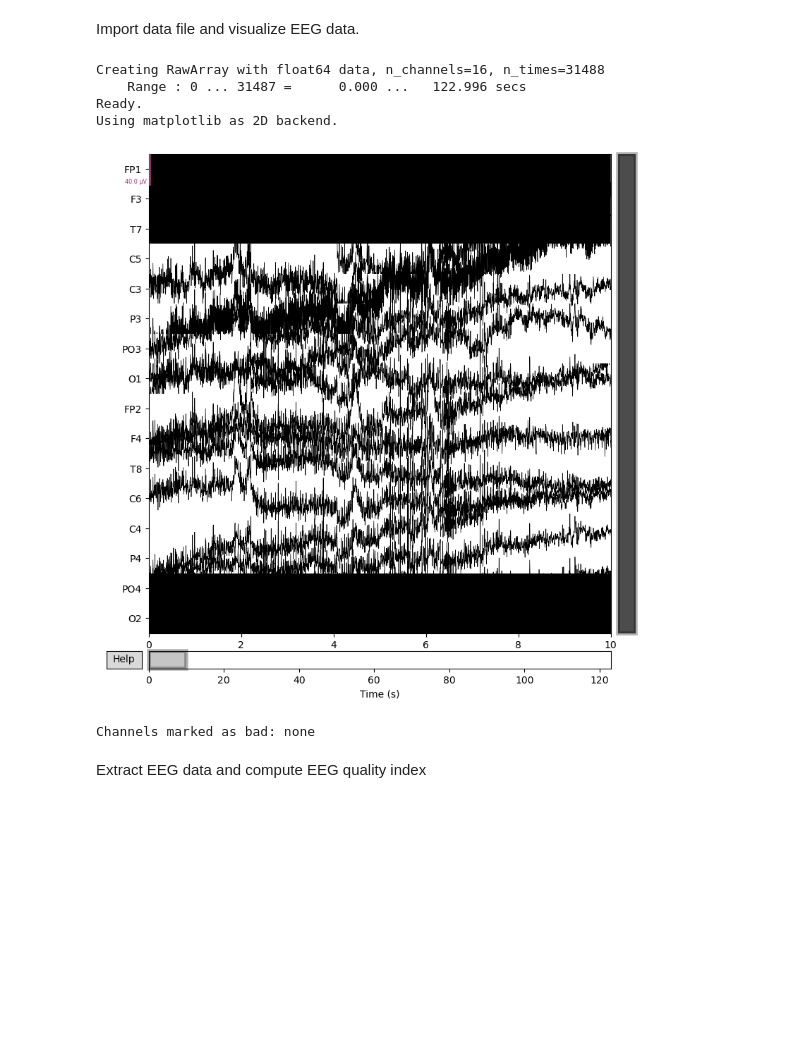
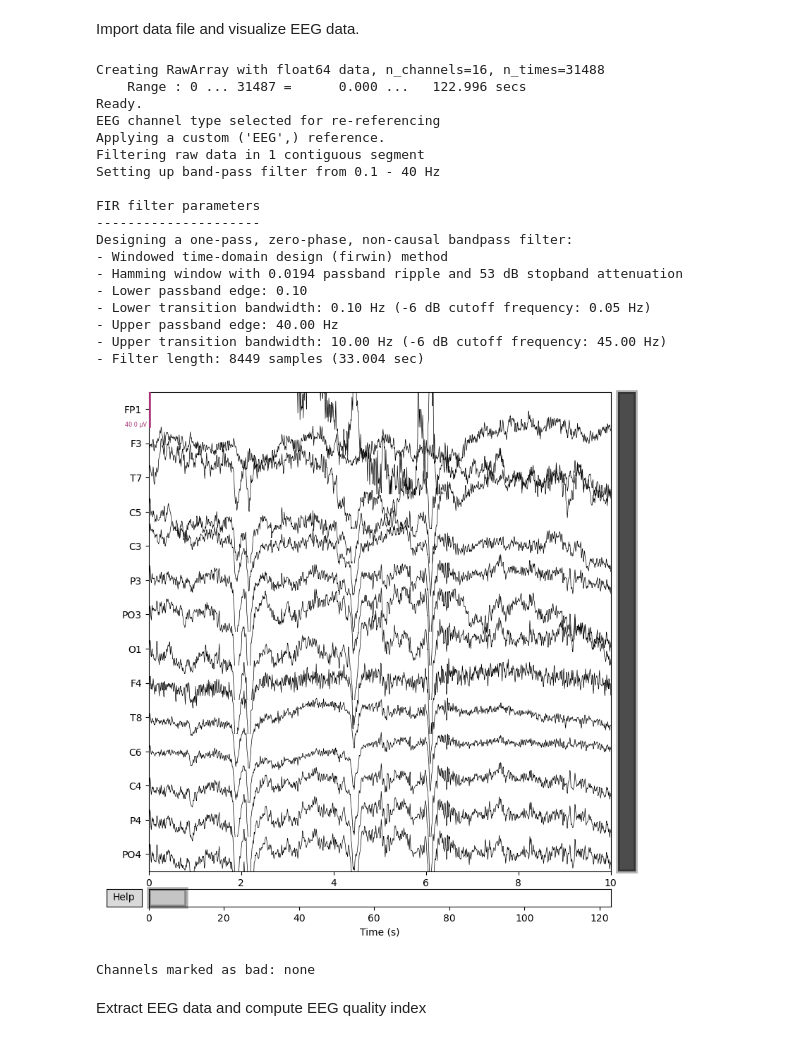
Before and after one commit to danielcomaduran/EEG_quality_index, a Jupyter notebook: Notebooks/06-Eli-EEG-gel-data.ipynb, the cells around one changed output. Drawn from its saved outputs; the diff is of its cells as text; code cells hidden in the pictures; blank space fills up the shorter version.

Commit message:
Reref, cleaned, removed O2 and FP2

```diff
--- a/Notebooks/06-Eli-EEG-gel-data.ipynb
+++ b/Notebooks/06-Eli-EEG-gel-data.ipynb
@@ -31,13 +31,40 @@ Import data file and visualize EEG data.
 # %%
 eeg_file = r'..\\Data\\Data_Edmonton_Gels_Sept2024\\sub-P001\\ses-S001\\eeg\\sub-P001_ses-S001_task-eyes_open_tension_run-001_eeg.xdf'
 mne_data = import_data.xdf_to_mne(eeg_file)
-mne_data.plot()
+
+#Rereference to FP2
+mne_data.set_eeg_reference(ref_channels=['FP2'])
+
+#Remove FP2 and O2 channels
+mne_data.drop_channels(['FP2', 'O2'])
+
+#Make a copy of the data for cleaning, another for raw
+mne_data_raw = mne_data.copy()
+mne_data_clean = mne_data.copy()
+#Clean the data with simple bandpass filtering
+mne_data_clean.filter(0.1, 40)
+
+mne_data_clean.plot()
 # %% [output]
 Creating RawArray with float64 data, n_channels=16, n_times=31488
     Range : 0 ... 31487 =      0.000 ...   122.996 secs
 Ready.
-Using matplotlib as 2D backend.
+EEG channel type selected for re-referencing
+Applying a custom ('EEG',) reference.
+Filtering raw data in 1 contiguous segment
+Setting up band-pass filter from 0.1 - 40 Hz
+
+FIR filter parameters
+---------------------
+Designing a one-pass, zero-phase, non-causal bandpass filter:
+- Windowed time-domain design (firwin) method
+- Hamming window with 0.0194 passband ripple and 53 dB stopband attenuation
+- Lower passband edge: 0.10
+- Lower transition bandwidth: 0.10 Hz (-6 dB cutoff frequency: 0.05 Hz)
+- Upper passband edge: 40.00 Hz
+- Upper transition bandwidth: 10.00 Hz (-6 dB cutoff frequency: 45.00 Hz)
+- Filter length: 8449 samples (33.004 sec)
-[figure, old version]
+[figure, new version]
 Channels marked as bad: none
 # %% [markdown]
 Extract EEG data and compute EEG quality index
```
